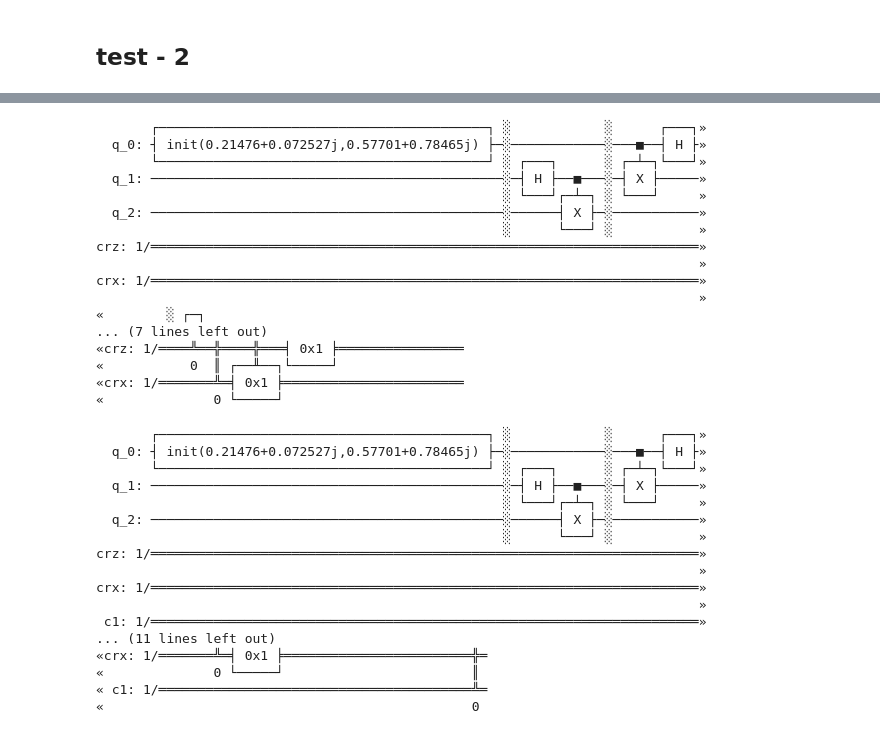
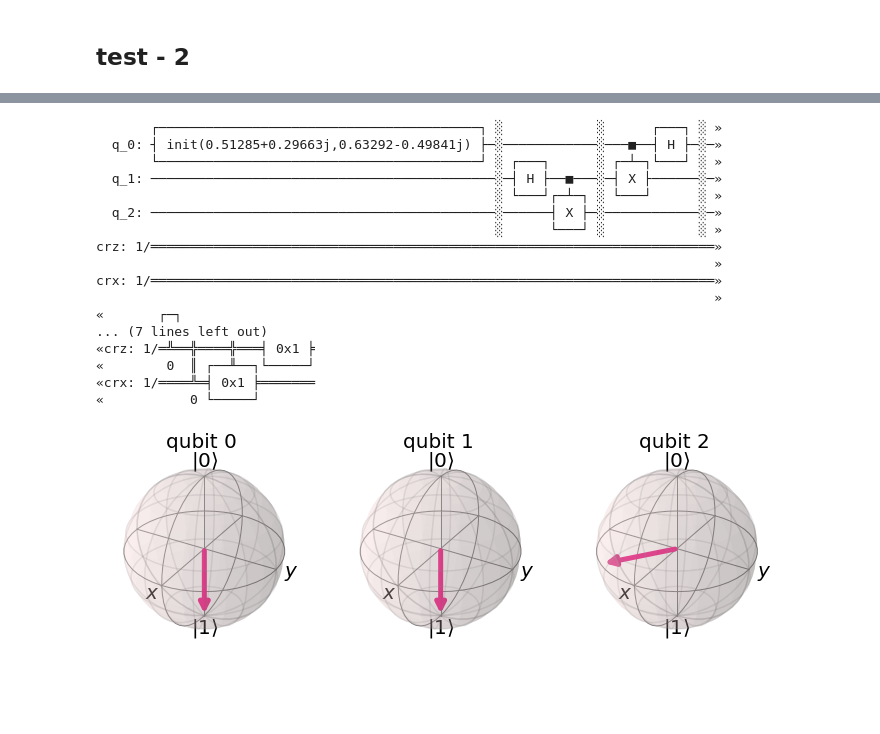
Before and after one commit to aniket1905-del/Quantum_computation, a Jupyter notebook: Quantum_teleportation.ipynb, the cells around one changed output, grey strips where cells are left out. Saved outputs shown, nothing was run; the diff lists cells and outputs as text; code cells hidden in the pictures; blank space fills up the shorter version.

Commit message:
teleportation_python_code

```diff
--- a/Quantum_teleportation.ipynb
+++ b/Quantum_teleportation.ipynb
@@ -207,56 +207,40 @@ bob_gates(teleportation_circuit,2,crz,crx)
 
 ## step 5
 ## reverse the initializing process
-teleportation_circuit.append(inverse_init_gate,[2])
+#teleportation_circuit.append(inverse_init_gate,[2])
 
 ##display the circuit
 teleportation_circuit.draw()
 # %% [output]
-       ┌──────────────────────────────────────────┐ ░            ░      ┌───┐»
-  q_0: ┤ init(0.21476+0.072527j,0.57701+0.78465j) ├─░────────────░───■──┤ H ├»
-       └──────────────────────────────────────────┘ ░ ┌───┐      ░ ┌─┴─┐└───┘»
-  q_1: ─────────────────────────────────────────────░─┤ H ├──■───░─┤ X ├─────»
-                                                    ░ └───┘┌─┴─┐ ░ └───┘     »
-  q_2: ─────────────────────────────────────────────░──────┤ X ├─░───────────»
-                                                    ░      └───┘ ░           »
-crz: 1/══════════════════════════════════════════════════════════════════════»
-                                                                             »
-crx: 1/══════════════════════════════════════════════════════════════════════»
-                                                                             »
-«        ░ ┌─┐
+       ┌─────────────────────────────────────────┐ ░            ░      ┌───┐ ░ »
+  q_0: ┤ init(0.51285+0.29663j,0.63292-0.49841j) ├─░────────────░───■──┤ H ├─░─»
+       └─────────────────────────────────────────┘ ░ ┌───┐      ░ ┌─┴─┐└───┘ ░ »
+  q_1: ────────────────────────────────────────────░─┤ H ├──■───░─┤ X ├──────░─»
+                                                   ░ └───┘┌─┴─┐ ░ └───┘      ░ »
+  q_2: ────────────────────────────────────────────░──────┤ X ├─░────────────░─»
+                                                   ░      └───┘ ░            ░ »
+crz: 1/════════════════════════════════════════════════════════════════════════»
+                                                                               »
+crx: 1/════════════════════════════════════════════════════════════════════════»
+                                                                               »
+«       ┌─┐
 ... (7 lines left out)
-«crz: 1/════╩══╬════╬═══╡ 0x1 ╞════════════════
-«           0  ║ ┌──╨──┐└─────┘
-«crx: 1/═══════╩═╡ 0x1 ╞═══════════════════════
-«              0 └─────┘
+«crz: 1/═╩══╬════╬═══╡ 0x1 ╞
+«        0  ║ ┌──╨──┐└─────┘
+«crx: 1/════╩═╡ 0x1 ╞═══════
+«           0 └─────┘
 # %%
 ## need to add a new classical register
 ## to see the result
-cr_result = ClassicalRegister(1)
-teleportation_circuit.add_register(cr_result)
-teleportation_circuit.measure(2,2)
-teleportation_circuit.draw()
+#cr_result = ClassicalRegister(1)
+#teleportation_circuit.add_register(cr_result)
+#teleportation_circuit.measure(2,2)
+#teleportation_circuit.draw()
-# %% [output]
-       ┌──────────────────────────────────────────┐ ░            ░      ┌───┐»
-  q_0: ┤ init(0.21476+0.072527j,0.57701+0.78465j) ├─░────────────░───■──┤ H ├»
-       └──────────────────────────────────────────┘ ░ ┌───┐      ░ ┌─┴─┐└───┘»
-  q_1: ─────────────────────────────────────────────░─┤ H ├──■───░─┤ X ├─────»
-                                                    ░ └───┘┌─┴─┐ ░ └───┘     »
-  q_2: ─────────────────────────────────────────────░──────┤ X ├─░───────────»
-                                                    ░      └───┘ ░           »
-crz: 1/══════════════════════════════════════════════════════════════════════»
-                                                                             »
-crx: 1/══════════════════════════════════════════════════════════════════════»
-                                                                             »
- c1: 1/══════════════════════════════════════════════════════════════════════»
-... (11 lines left out)
-«crx: 1/═══════╩═╡ 0x1 ╞════════════════════════╬═
-«              0 └─────┘                        ║
-« c1: 1/════════════════════════════════════════╩═
-«                                               0
 # %%
-#tsim = Aer.get_backend("aer_simulator")
-#teleportation_circuit.save_statevector()
-#rcv_statevector = tsim.run(teleportation_circuit).result().get_statevector()
-#plot_bloch_multivector(rcv_statevector)
+tsim = Aer.get_backend("aer_simulator")
+teleportation_circuit.save_statevector()
+rcv_statevector = tsim.run(teleportation_circuit).result().get_statevector()
+plot_bloch_multivector(rcv_statevector)
+# %% [output]
+[figure, added]
 # %%
```
Also changed, not shown: parts of 5 cells of this notebook.
